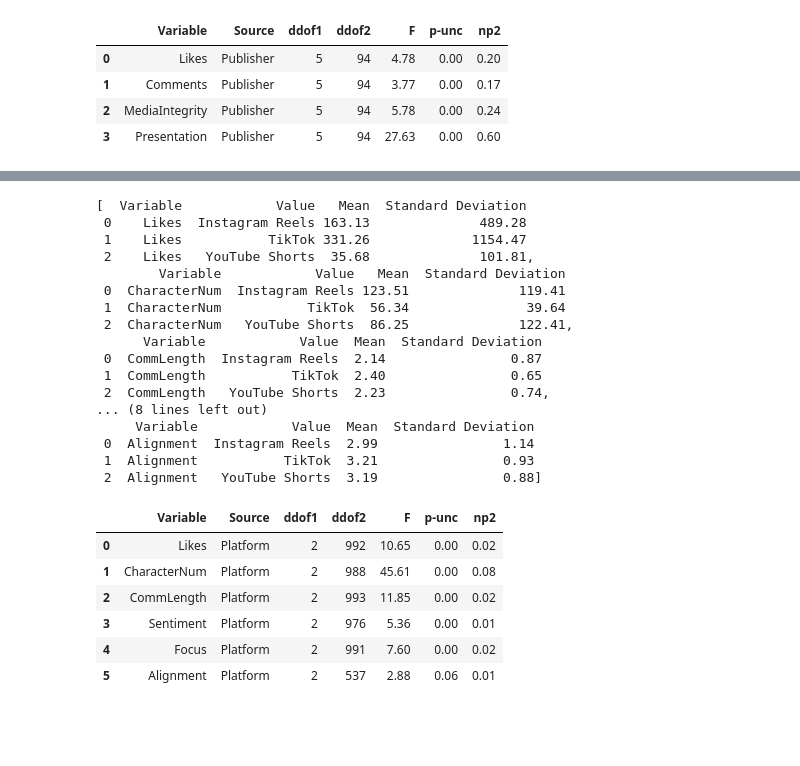
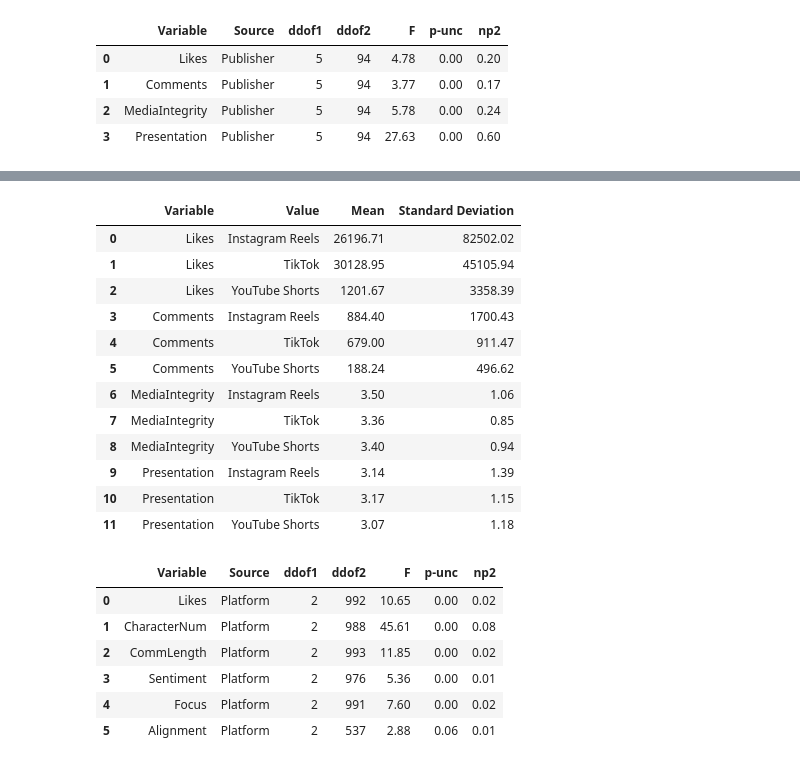
Before and after one commit to stephenwonchulsong/share, a Jupyter notebook: TheissThesis/PreliminaryAnalysis.ipynb, the cells around one changed output, grey strips where cells are left out. Drawn from its saved outputs; the diff is of its cells as text; code cells hidden in the pictures; blank space fills up the shorter version.

```diff
--- a/TheissThesis/PreliminaryAnalysis.ipynb
+++ b/TheissThesis/PreliminaryAnalysis.ipynb
@@ -442,26 +414,22 @@ merged_pairwise
 | 9 | Presentation | Platform | Instagram Reels | TikTok | False | True | -0.09 | 82.00 | two-sided | 0.93 | ... |
 | 10 | Presentation | Platform | Instagram Reels | YouTube Shorts | False | True | 0.25 | 82.00 | two-sided | 0.80 | ... |
 | 11 | Presentation | Platform | TikTok | YouTube Shorts | False | True | 0.38 | 82.00 | two-sided | 0.71 | ... |
-# %%
-merged_mean_std
-# %% [output]
-[  Variable            Value   Mean  Standard Deviation
- 0    Likes  Instagram Reels 163.13              489.28
- 1    Likes           TikTok 331.26             1154.47
- 2    Likes   YouTube Shorts  35.68              101.81,
-        Variable            Value   Mean  Standard Deviation
- 0  CharacterNum  Instagram Reels 123.51              119.41
- 1  CharacterNum           TikTok  56.34               39.64
- 2  CharacterNum   YouTube Shorts  86.25              122.41,
-      Variable            Value  Mean  Standard Deviation
- 0  CommLength  Instagram Reels  2.14                0.87
- 1  CommLength           TikTok  2.40                0.65
- 2  CommLength   YouTube Shorts  2.23                0.74,
-... (8 lines left out)
-     Variable            Value  Mean  Standard Deviation
- 0  Alignment  Instagram Reels  2.99                1.14
- 1  Alignment           TikTok  3.21                0.93
- 2  Alignment   YouTube Shorts  3.19                0.88]
+# %%
+merged_mean_std_table
+# %% [output]
+|  | Variable | Value | Mean | Standard Deviation |
+| 0 | Likes | Instagram Reels | 26196.71 | 82502.02 |
+| 1 | Likes | TikTok | 30128.95 | 45105.94 |
+| 2 | Likes | YouTube Shorts | 1201.67 | 3358.39 |
+| 3 | Comments | Instagram Reels | 884.40 | 1700.43 |
+| 4 | Comments | TikTok | 679.00 | 911.47 |
+| 5 | Comments | YouTube Shorts | 188.24 | 496.62 |
+| 6 | MediaIntegrity | Instagram Reels | 3.50 | 1.06 |
+| 7 | MediaIntegrity | TikTok | 3.36 | 0.85 |
+| 8 | MediaIntegrity | YouTube Shorts | 3.40 | 0.94 |
+| 9 | Presentation | Instagram Reels | 3.14 | 1.39 |
+| 10 | Presentation | TikTok | 3.17 | 1.15 |
+| 11 | Presentation | YouTube Shorts | 3.07 | 1.18 |
 # %%
 # Define the IV and DV variables
 IV = 'Platform'
```
Also changed, not shown: parts of 9 cells of this notebook.
